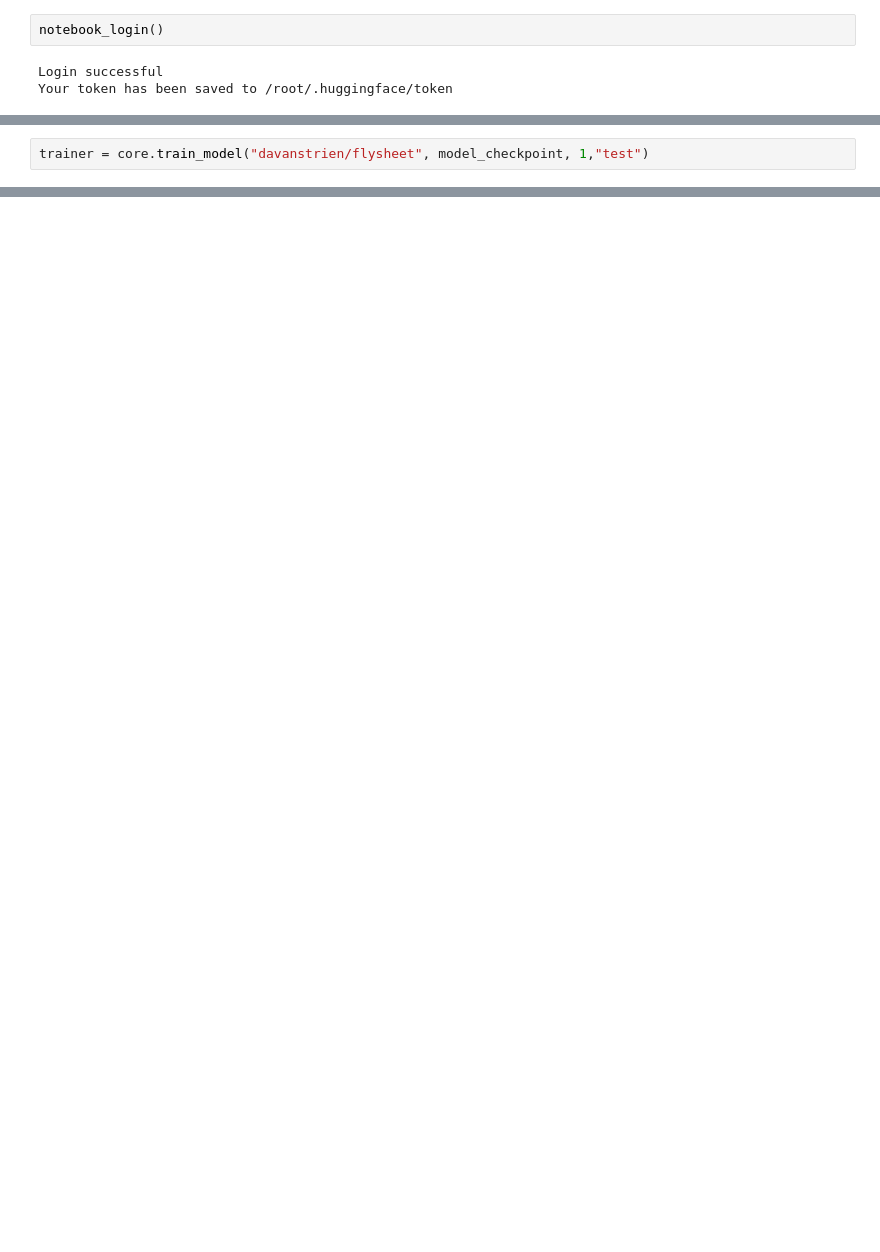
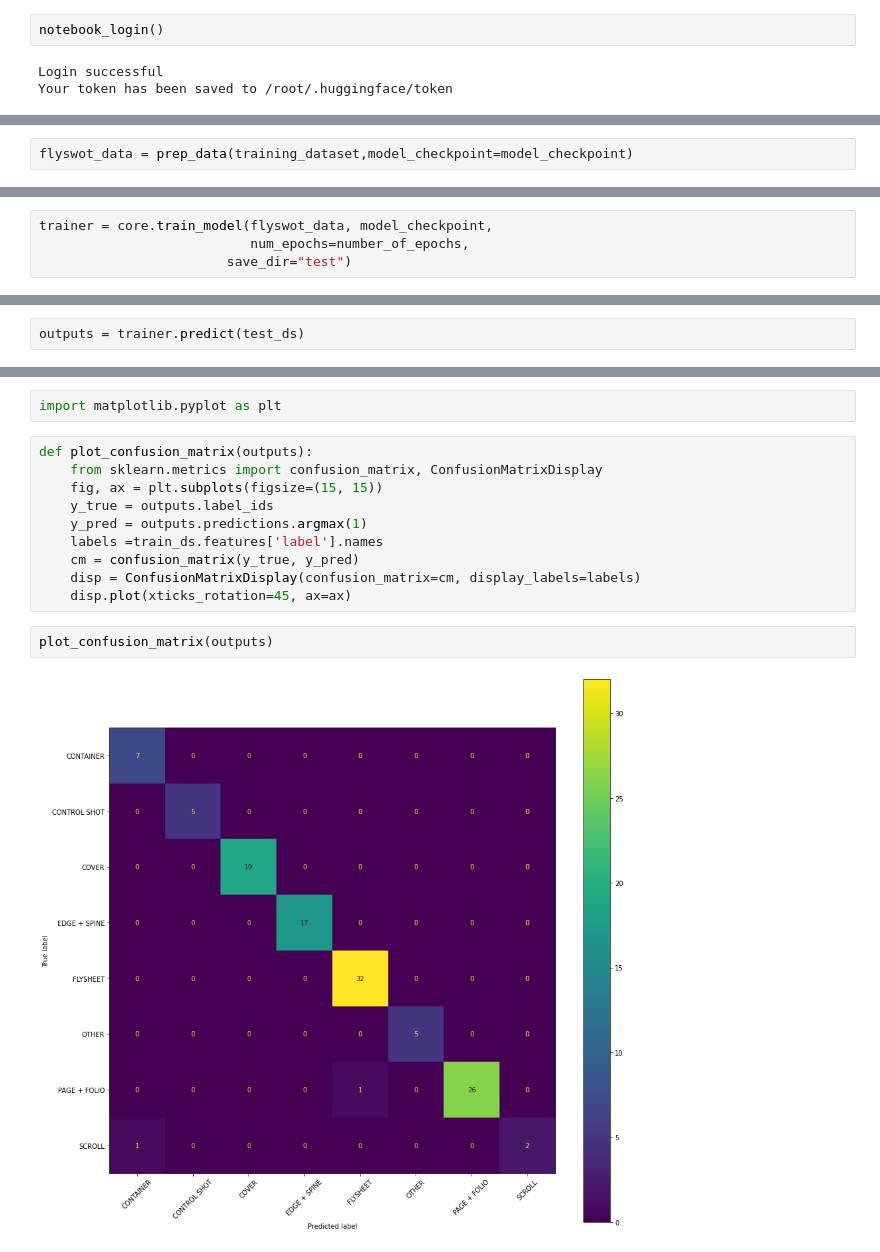
Before and after one commit to davanstrien/flyswot-gym, a Jupyter notebook: flyswot_gym.ipynb, the cells around one changed output, grey strips where cells are left out. Cells and saved outputs as stored; diff of their text form; blank space fills up the shorter version.

```diff
--- a/flyswot_gym.ipynb
+++ b/flyswot_gym.ipynb
@@ -28,0 +71,2 @@ Dataset parquet downloaded and prepared to /root/.cache/huggingface/datasets/par
+# %%
+flyswot_data = prep_data(training_dataset,model_checkpoint=model_checkpoint)
@@ -29,3 +86,5 @@ Dataset parquet downloaded and prepared to /root/.cache/huggingface/datasets/par
 # %%
-trainer = core.train_model("davanstrien/flysheet", model_checkpoint, 1,"test")
+trainer = core.train_model(flyswot_data, model_checkpoint,
+                           num_epochs=number_of_epochs,
+                        save_dir="test")
 # %% [output]
@@ -62,0 +95,2 @@ trainer
+# %%
+outputs = trainer.predict(test_ds)
@@ -62,0 +110,16 @@ trainer
+# %%
+import matplotlib.pyplot as plt
+# %%
+def plot_confusion_matrix(outputs):
+    from sklearn.metrics import confusion_matrix, ConfusionMatrixDisplay
+    fig, ax = plt.subplots(figsize=(15, 15))
+    y_true = outputs.label_ids
+    y_pred = outputs.predictions.argmax(1)
+    labels =train_ds.features['label'].names
+    cm = confusion_matrix(y_true, y_pred)
+    disp = ConfusionMatrixDisplay(confusion_matrix=cm, display_labels=labels)
+    disp.plot(xticks_rotation=45, ax=ax)
+# %%
+plot_confusion_matrix(outputs)
+# %% [output]
+[figure, added]
```
Also changed, not shown: parts of 32 cells of this notebook.
